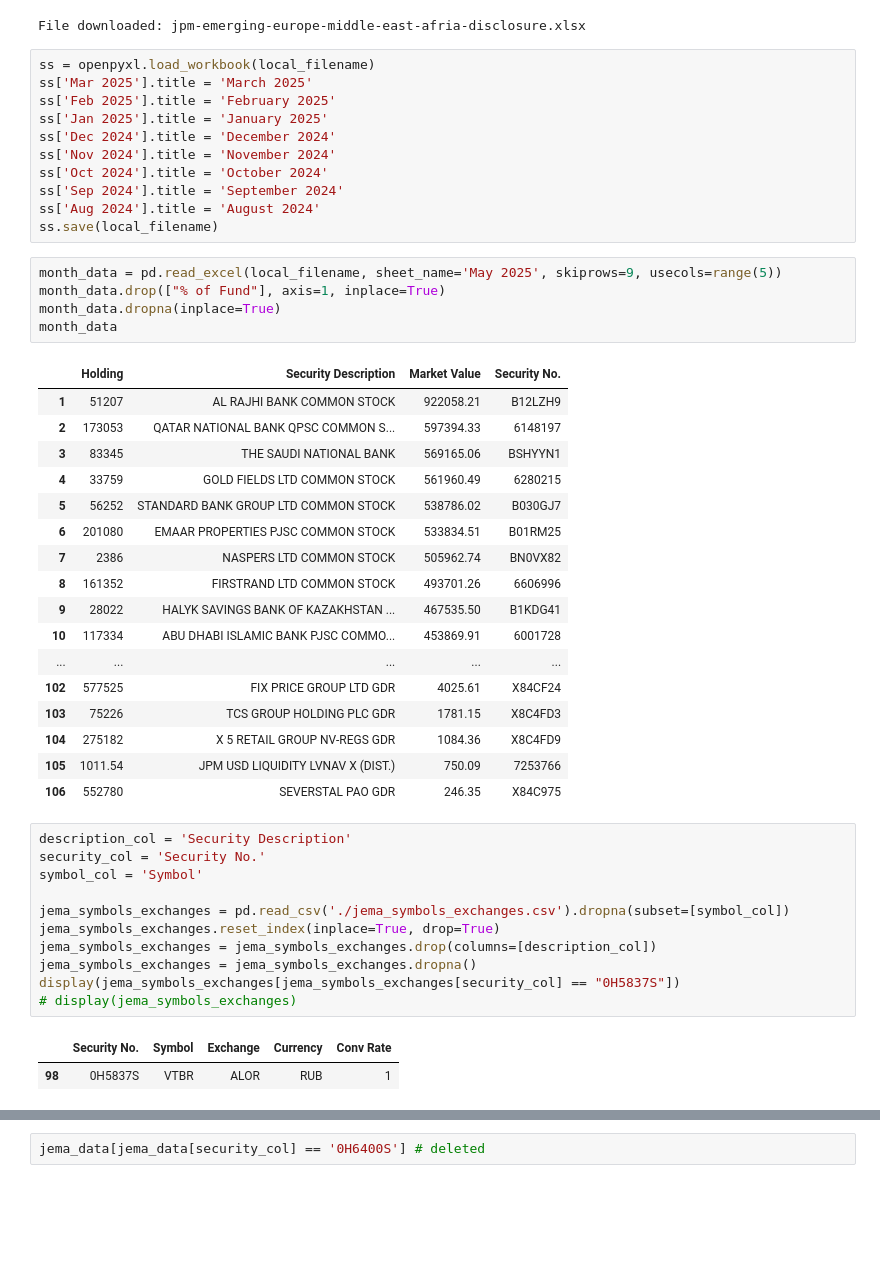
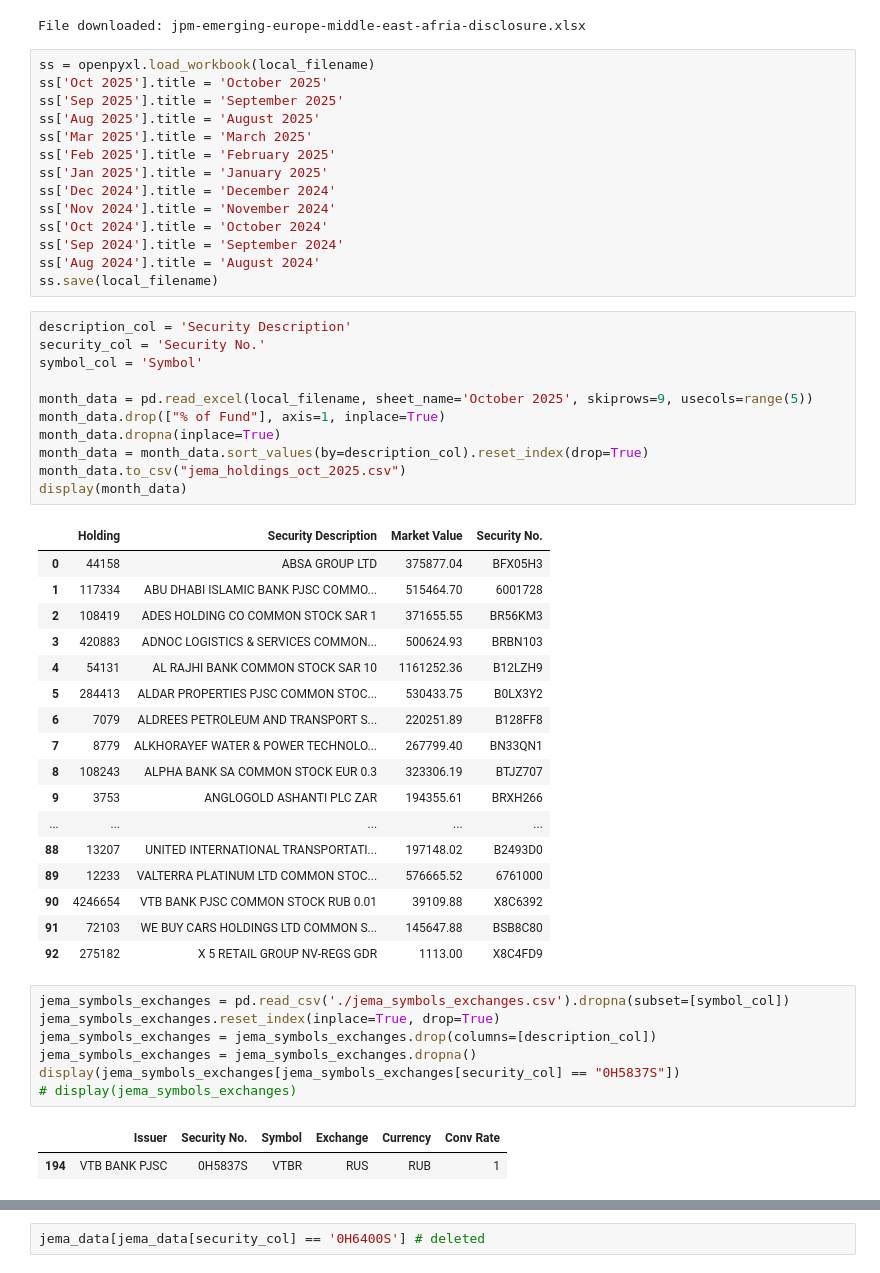
Before and after one commit to CraigCarey/FinanceDump, a Jupyter notebook: jema/jema_xlsx_holdings_parse_and_clean.ipynb, the cells around one changed output, grey strips where cells are left out. Drawn from its saved outputs; the diff is of its cells as text; blank space fills up the shorter version.

Commit message:
jema.py & .ipynb

```diff
--- a/jema/jema_xlsx_holdings_parse_and_clean.ipynb
+++ b/jema/jema_xlsx_holdings_parse_and_clean.ipynb
@@ -51,6 +51,9 @@ print(f'File downloaded: {local_filename}')
 File downloaded: jpm-emerging-europe-middle-east-afria-disclosure.xlsx
 # %%
 ss = openpyxl.load_workbook(local_filename)
+ss['Oct 2025'].title = 'October 2025'
+ss['Sep 2025'].title = 'September 2025'
+ss['Aug 2025'].title = 'August 2025'
 ss['Mar 2025'].title = 'March 2025'
 ss['Feb 2025'].title = 'February 2025'
 ss['Jan 2025'].title = 'January 2025'
@@ -61,33 +64,35 @@ ss['Sep 2024'].title = 'September 2024'
 ss['Aug 2024'].title = 'August 2024'
 ss.save(local_filename)
 # %%
-month_data = pd.read_excel(local_filename, sheet_name='May 2025', skiprows=9, usecols=range(5))
+description_col = 'Security Description'
+security_col = 'Security No.'
+symbol_col = 'Symbol'
+
+month_data = pd.read_excel(local_filename, sheet_name='October 2025', skiprows=9, usecols=range(5))
 month_data.drop(["% of Fund"], axis=1, inplace=True)
 month_data.dropna(inplace=True)
-month_data
+month_data = month_data.sort_values(by=description_col).reset_index(drop=True)
+month_data.to_csv("jema_holdings_oct_2025.csv")
+display(month_data)
 # %% [output]
 |  | Holding | Security Description | Market Value | Security No. |
-| 1 | 51207 | AL RAJHI BANK COMMON STOCK | 922058.21 | B12LZH9 |
-| 2 | 173053 | QATAR NATIONAL BANK QPSC COMMON S... | 597394.33 | 6148197 |
-| 3 | 83345 | THE SAUDI NATIONAL BANK | 569165.06 | BSHYYN1 |
-| 4 | 33759 | GOLD FIELDS LTD COMMON STOCK | 561960.49 | 6280215 |
-| 5 | 56252 | STANDARD BANK GROUP LTD COMMON STOCK | 538786.02 | B030GJ7 |
-| 6 | 201080 | EMAAR PROPERTIES PJSC COMMON STOCK | 533834.51 | B01RM25 |
-| 7 | 2386 | NASPERS LTD COMMON STOCK | 505962.74 | BN0VX82 |
-| 8 | 161352 | FIRSTRAND LTD COMMON STOCK | 493701.26 | 6606996 |
-| 9 | 28022 | HALYK SAVINGS BANK OF KAZAKHSTAN ... | 467535.50 | B1KDG41 |
-| 10 | 117334 | ABU DHABI ISLAMIC BANK PJSC COMMO... | 453869.91 | 6001728 |
+| 0 | 44158 | ABSA GROUP LTD | 375877.04 | BFX05H3 |
+| 1 | 117334 | ABU DHABI ISLAMIC BANK PJSC COMMO... | 515464.70 | 6001728 |
+| 2 | 108419 | ADES HOLDING CO COMMON STOCK SAR 1 | 371655.55 | BR56KM3 |
+| 3 | 420883 | ADNOC LOGISTICS & SERVICES COMMON... | 500624.93 | BRBN103 |
+| 4 | 54131 | AL RAJHI BANK COMMON STOCK SAR 10 | 1161252.36 | B12LZH9 |
+| 5 | 284413 | ALDAR PROPERTIES PJSC COMMON STOC... | 530433.75 | B0LX3Y2 |
+| 6 | 7079 | ALDREES PETROLEUM AND TRANSPORT S... | 220251.89 | B128FF8 |
+| 7 | 8779 | ALKHORAYEF WATER & POWER TECHNOLO... | 267799.40 | BN33QN1 |
+| 8 | 108243 | ALPHA BANK SA COMMON STOCK EUR 0.3 | 323306.19 | BTJZ707 |
+| 9 | 3753 | ANGLOGOLD ASHANTI PLC ZAR | 194355.61 | BRXH266 |
 | ... | ... | ... | ... | ... |
-| 102 | 577525 | FIX PRICE GROUP LTD GDR | 4025.61 | X84CF24 |
-| 103 | 75226 | TCS GROUP HOLDING PLC GDR | 1781.15 | X8C4FD3 |
-| 104 | 275182 | X 5 RETAIL GROUP NV-REGS GDR | 1084.36 | X8C4FD9 |
-| 105 | 1011.54 | JPM USD LIQUIDITY LVNAV X (DIST.) | 750.09 | 7253766 |
-| 106 | 552780 | SEVERSTAL PAO GDR | 246.35 | X84C975 |
+| 88 | 13207 | UNITED INTERNATIONAL TRANSPORTATI... | 197148.02 | B2493D0 |
+| 89 | 12233 | VALTERRA PLATINUM LTD COMMON STOC... | 576665.52 | 6761000 |
+| 90 | 4246654 | VTB BANK PJSC COMMON STOCK RUB 0.01 | 39109.88 | X8C6392 |
+| 91 | 72103 | WE BUY CARS HOLDINGS LTD COMMON S... | 145647.88 | BSB8C80 |
+| 92 | 275182 | X 5 RETAIL GROUP NV-REGS GDR | 1113.00 | X8C4FD9 |
 # %%
-description_col = 'Security Description'
-security_col = 'Security No.'
-symbol_col = 'Symbol'
-
 jema_symbols_exchanges = pd.read_csv('./jema_symbols_exchanges.csv').dropna(subset=[symbol_col])
 jema_symbols_exchanges.reset_index(inplace=True, drop=True)
 jema_symbols_exchanges = jema_symbols_exchanges.drop(columns=[description_col])
@@ -95,6 +100,6 @@ jema_symbols_exchanges = jema_symbols_exchanges.dropna()
 display(jema_symbols_exchanges[jema_symbols_exchanges[security_col] == "0H5837S"])
 # display(jema_symbols_exchanges)
 # %% [output]
-|  | Security No. | Symbol | Exchange | Currency | Conv Rate |
-| 98 | 0H5837S | VTBR | ALOR | RUB | 1 |
+|  | Issuer | Security No. | Symbol | Exchange | Currency | Conv Rate |
+| 194 | VTB BANK PJSC | 0H5837S | VTBR | RUS | RUB | 1 |
 # %%
```
Also changed, not shown: parts of 5 cells of this notebook, 11 other files.
